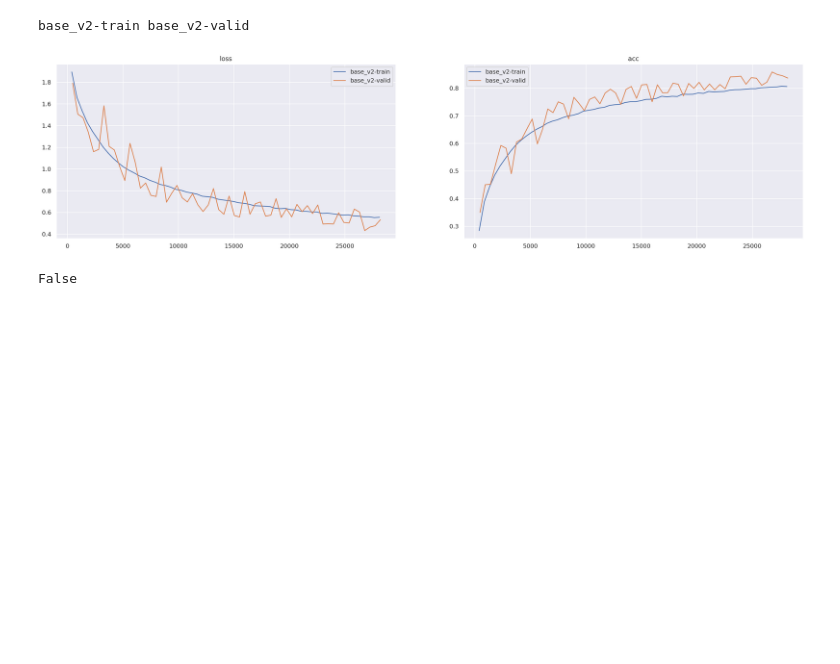
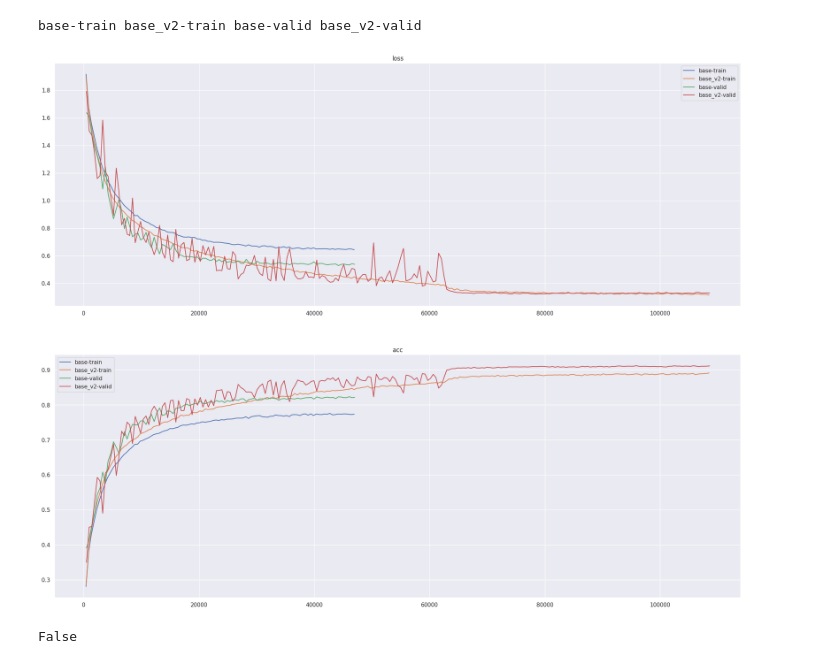
Before and after one commit to dong100136/pytorchutils, a Jupyter notebook: work.ipynb, the cells around one changed output. Drawn from its saved outputs; the diff is of its cells as text; code cells hidden in the pictures; blank space fills up the shorter version.

Commit message:
add trainer lr

```diff
--- a/work.ipynb
+++ b/work.ipynb
@@ -3,10 +3,10 @@ from pytorchutils.history import plot
 import os
 %matplotlib inline
 # %%
-plot('./saved_model/base_v2')
+plot('./saved_model/base','./saved_model/base_v2',show=['train','valid'])
 # %% [output]
-base_v2-train base_v2-valid
+base-train base_v2-train base-valid base_v2-valid
-[figure, old version]
+[figure, new version]
 # %%
 'c' in a
 # %% [output]
```
Also changed, not shown: 4 other files.
